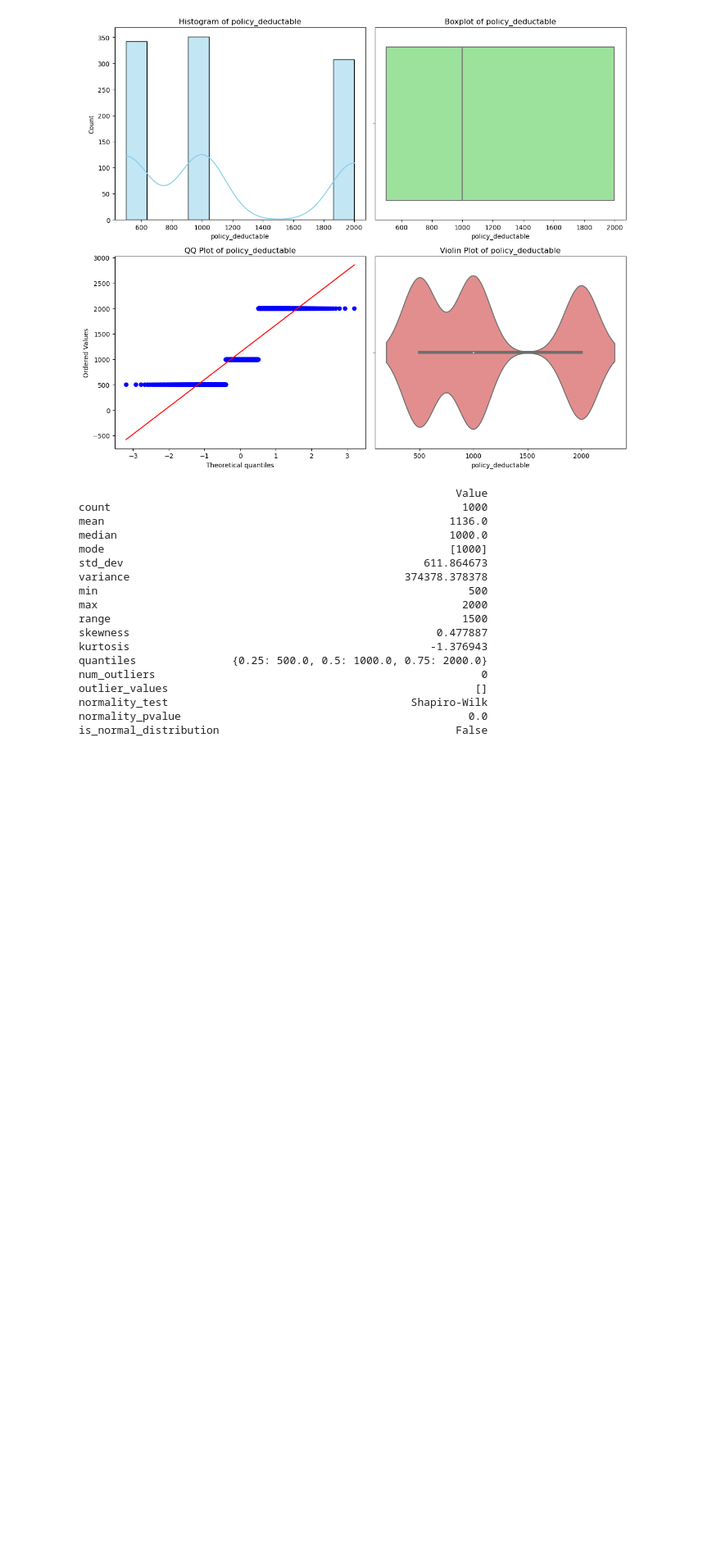
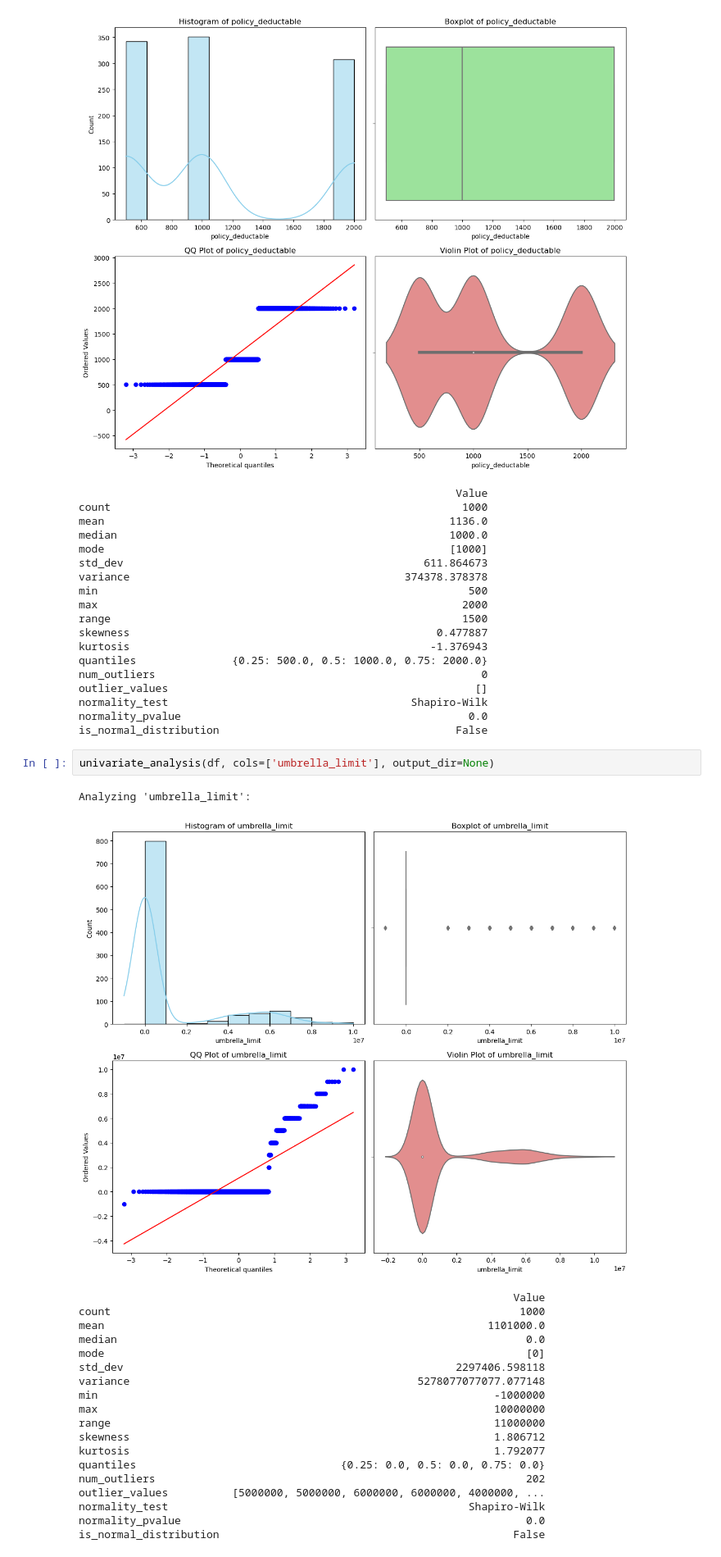
Before and after one commit to She-LoyceTsuma/Capstone, a Jupyter notebook: insurancenotebook.ipynb, the cells around one changed output. Shown at 82% size. Drawn from its saved outputs; the diff is of its cells as text; blank space fills up the shorter version.

```diff
--- a/insurancenotebook.ipynb
+++ b/insurancenotebook.ipynb
@@ -282,3 +340,26 @@ outlier_values                                                []
 normality_test                                      Shapiro-Wilk
 normality_pvalue                                             0.0
 is_normal_distribution                                     False
+# %%
+univariate_analysis(df, cols=['umbrella_limit'], output_dir=None)
+# %% [output]
+Analyzing 'umbrella_limit':
+[figure, added]
+                                                                    Value
+count                                                                1000
+mean                                                            1101000.0
+median                                                                0.0
+mode                                                                  [0]
+std_dev                                                    2297406.598118
+variance                                             5278077077077.077148
+min                                                              -1000000
+max                                                              10000000
+range                                                            11000000
+skewness                                                         1.806712
+kurtosis                                                         1.792077
+quantiles                                {0.25: 0.0, 0.5: 0.0, 0.75: 0.0}
+num_outliers                                                          202
+outlier_values          [5000000, 5000000, 6000000, 6000000, 4000000, ...
+normality_test                                               Shapiro-Wilk
+normality_pvalue                                                      0.0
+is_normal_distribution                                              False
```
Also changed, not shown: parts of 13 cells of this notebook.
